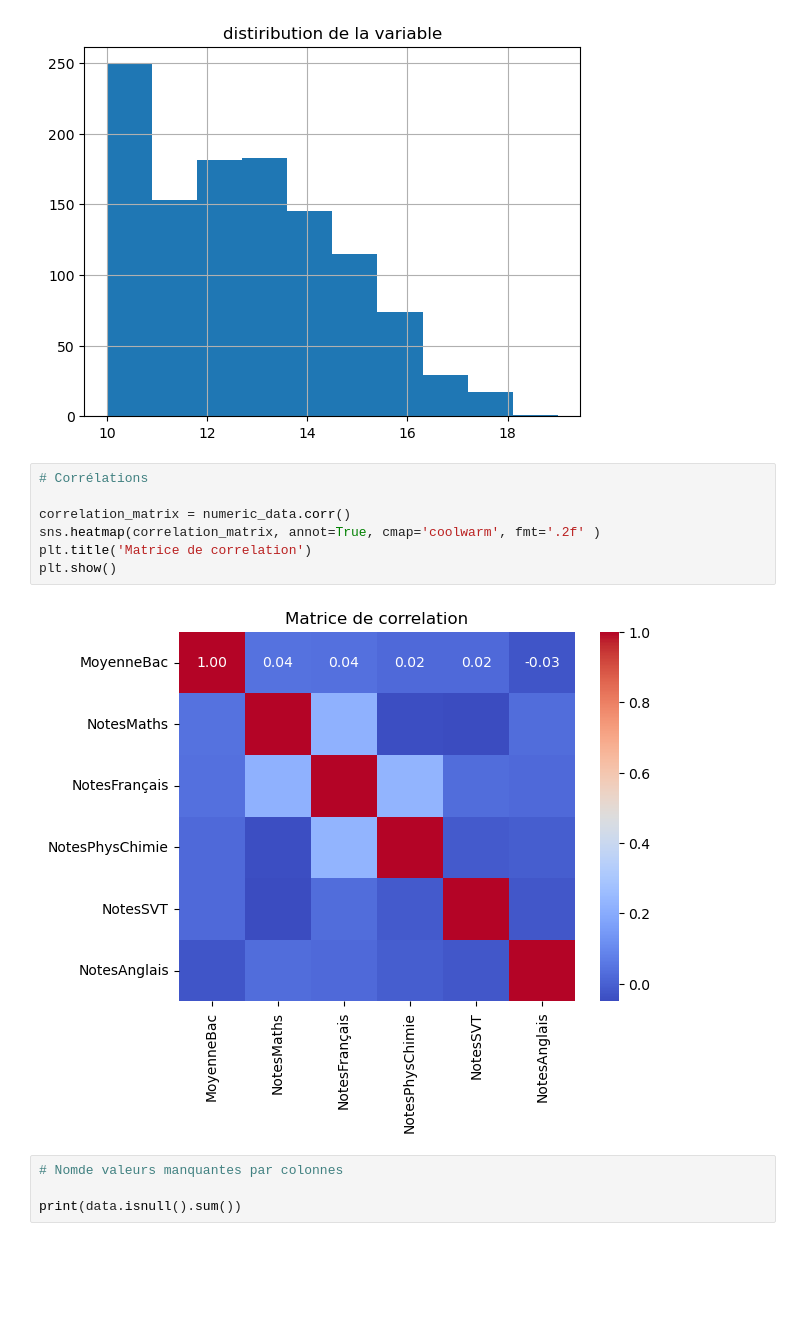
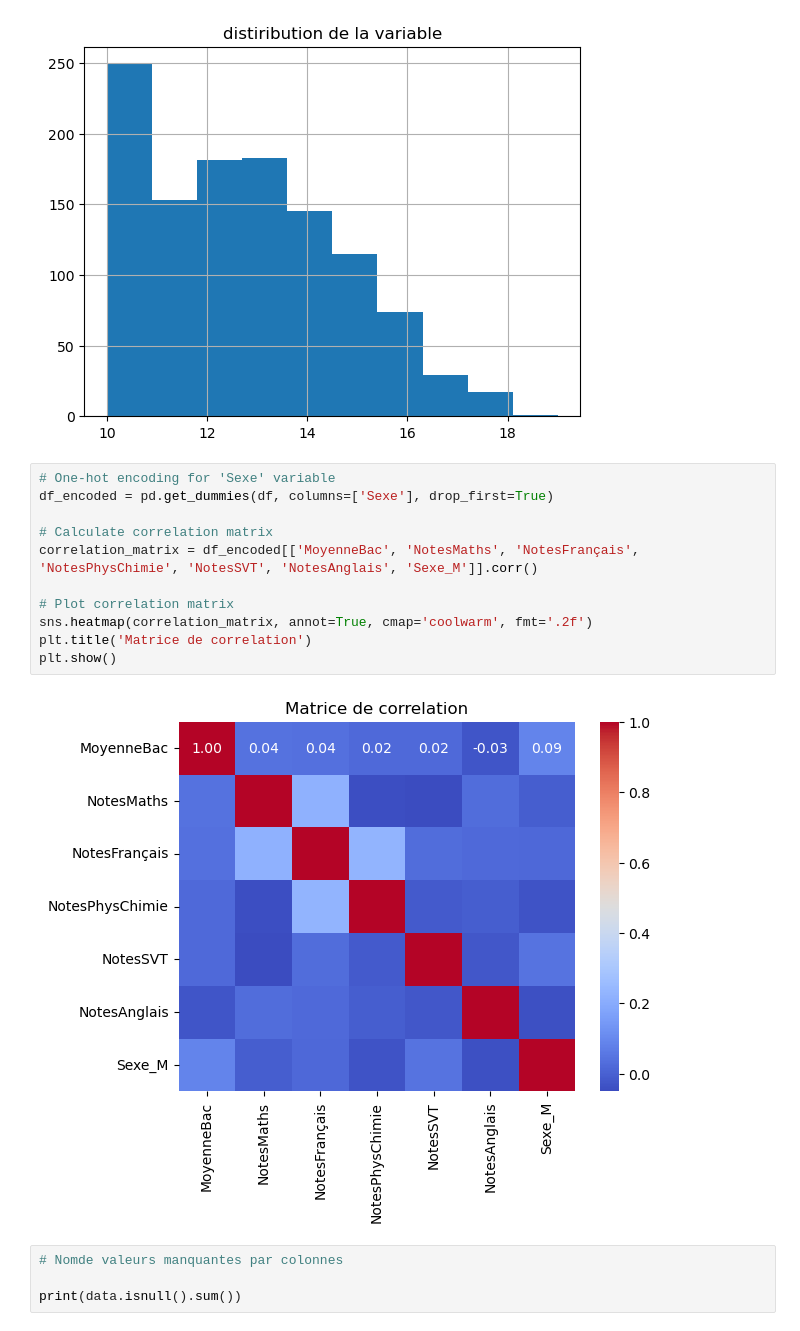
Before and after one commit to Shado2107/orientation_analyse, a Jupyter notebook: analyse_descriptive.ipynb, the cells around one changed output. Drawn from its saved outputs; the diff is of its cells as text; blank space fills up the shorter version.

```diff
--- a/analyse_descriptive.ipynb
+++ b/analyse_descriptive.ipynb
@@ -68,14 +61,18 @@ plt.show()
 # %% [output]
 [figure]
 # %%
-# Corrélations
+# One-hot encoding for 'Sexe' variable
+df_encoded = pd.get_dummies(df, columns=['Sexe'], drop_first=True)
 
-correlation_matrix = numeric_data.corr()
-sns.heatmap(correlation_matrix, annot=True, cmap='coolwarm', fmt='.2f' )
+# Calculate correlation matrix
+correlation_matrix = df_encoded[['MoyenneBac', 'NotesMaths', 'NotesFrançais', 'NotesPhysChimie', 'NotesSVT', 'NotesAnglais', 'Sexe_M']].corr()
+
+# Plot correlation matrix
+sns.heatmap(correlation_matrix, annot=True, cmap='coolwarm', fmt='.2f')
 plt.title('Matrice de correlation')
 plt.show()
 # %% [output]
-[figure, old version]
+[figure, new version]
 # %%
 # Nomde valeurs manquantes par colonnes
 
```
Also changed, not shown: parts of 1 cell of this notebook, 6 other files.
